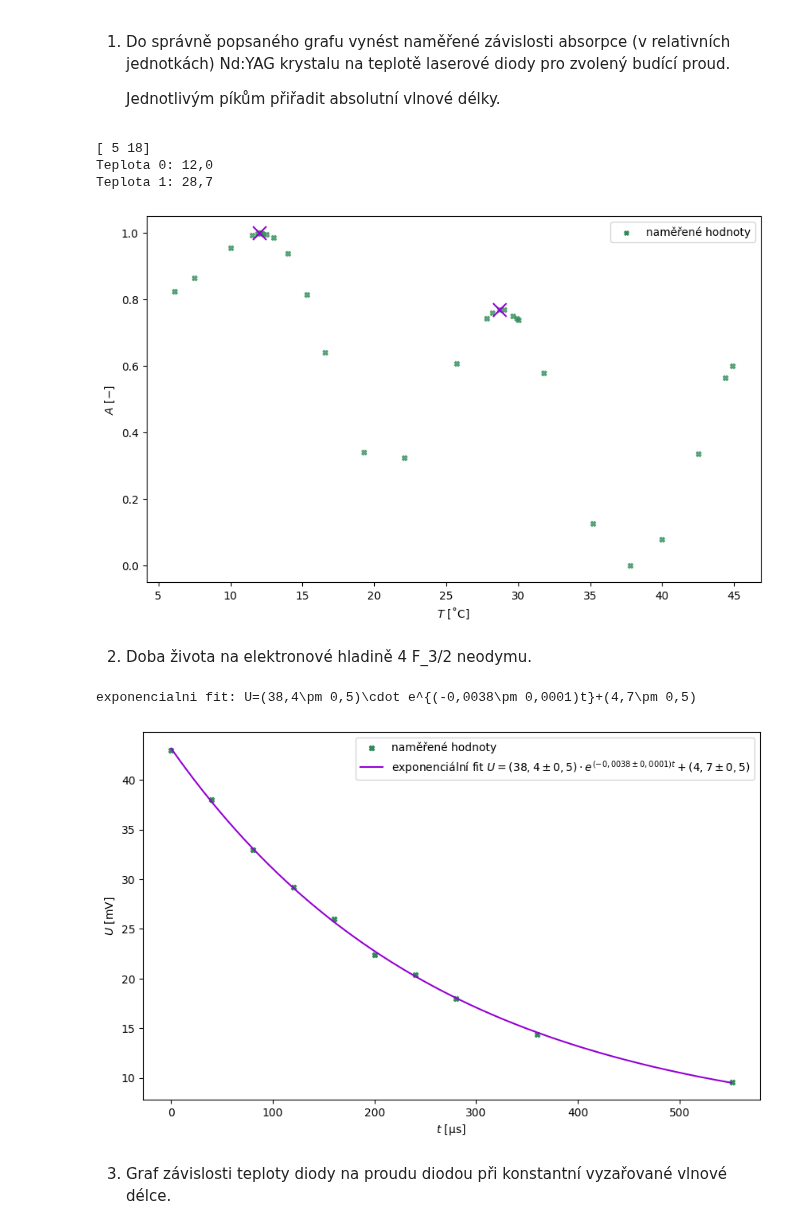
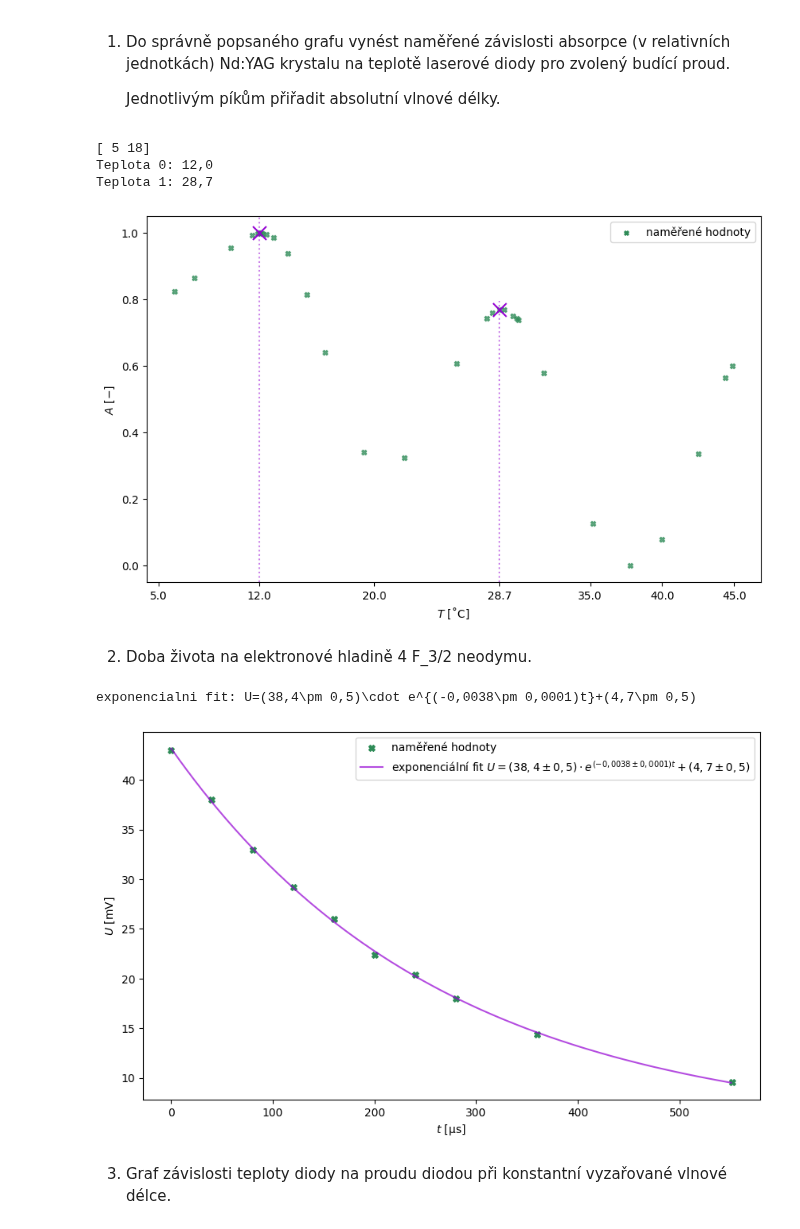
Before and after one commit to omikron-ceti/ZPLT, a Jupyter notebook: uloha_02/data_02/data_02.ipynb, the cells around one changed output. Cells and saved outputs as stored; diff of their text form; code cells hidden in the pictures.

```diff
--- a/uloha_02/data_02/data_02.ipynb
+++ b/uloha_02/data_02/data_02.ipynb
@@ -57,34 +57,37 @@ def linear_fit(x, a, b):
 # %%
 budici_proud = 766 # mA
 absorpce = 1-normalize(ukol_1["U [mV]"])
 
 peak_absorpce, _ = signal.find_peaks(absorpce)
 print(peak_absorpce)
 for n, p in enumerate(peak_absorpce):
     print(f"Teplota {n}: { float(ukol_1["Teplota [˚C]"].iloc[[p]])}".replace(".", ","))
 
 fig_ukol1 = plt.figure(figsize = (10, 6))
 plt.scatter(ukol_1["Teplota [˚C]"], absorpce,
             color="seagreen",
             marker="X", s=20, alpha=0.7,
             label="naměřené hodnoty")
 for p in peak_absorpce:
     plt.scatter(ukol_1["Teplota [˚C]"].iloc[[p]], absorpce[p],
                 color="darkviolet",
                 marker="x", s=150, alpha=1)
+    plt.axvline(x=float(ukol_1["Teplota [˚C]"].iloc[[p]]), ymax=absorpce[p],
+                color="darkviolet", alpha=0.5, linestyle="dotted")
+plt.xticks([5, 12, 20, 28.7, 35, 40, 45])
 lgnd = plt.legend(scatterpoints=1, fontsize=10)
 for handle in lgnd.legend_handles:
     handle.set_sizes([15])
     handle.set_alpha(1)
 plt.xlabel('$T~\\mathrm{[˚C]}$ ', fontsize = 10)
 plt.ylabel("$A~\\mathrm{[-]}$", fontsize = 10)
 plt.savefig("./img/peaky_absorpce.pdf")
 plt.show()
 # %% [output]
 [ 5 18]
 Teplota 0: 12,0
 Teplota 1: 28,7
-[figure, old version]
+[figure, new version]
 # %% [markdown]
 2.  Doba života na elektronové hladině 4 F_3/2 neodymu.
 # %%
@@ -107,11 +110,11 @@ t_axis = np.arange(0, np.max(ukol_2["T [\\mu s]"]))
 fig_ukol2 = plt.figure(figsize = (10, 6))
 plt.scatter(ukol_2["T [\\mu s]"], ukol_2["U [mV]"],
             color="seagreen",
-            marker="X", s=20, alpha=1,
+            marker="X", s=30, alpha=1,
             label="naměřené hodnoty")
 
 plt.plot(t_axis, exponenciala(t_axis, fitovane_parametry_exp[0], fitovane_parametry_exp[1], fitovane_parametry_exp[2]),
-         color = "darkviolet",
+         color = "darkviolet",  alpha=0.7,
          label = "exponenciální fit $U=(38.4\\pm 0.5)\\cdot e^{{(-0.0038\\pm 0.0001)t}}+(4.7\\pm 0.5)$".replace(".", ","))
 lgnd = plt.legend(scatterpoints=1, fontsize=10)
 
@@ -121,7 +124,7 @@ plt.savefig("./img/doba_zivota.pdf")
 plt.show()
 # %% [output]
 exponencialni fit: U=(38,4\pm 0,5)\cdot e^{(-0,0038\pm 0,0001)t}+(4,7\pm 0,5)
-[figure, old version]
+[figure, new version]
 # %% [markdown]
 3.  Graf závislosti teploty diody na proudu diodou při konstantní vyzařované vlnové délce.
 # %%
```
Also changed, not shown: parts of 2 cells of this notebook, 6 other files.
